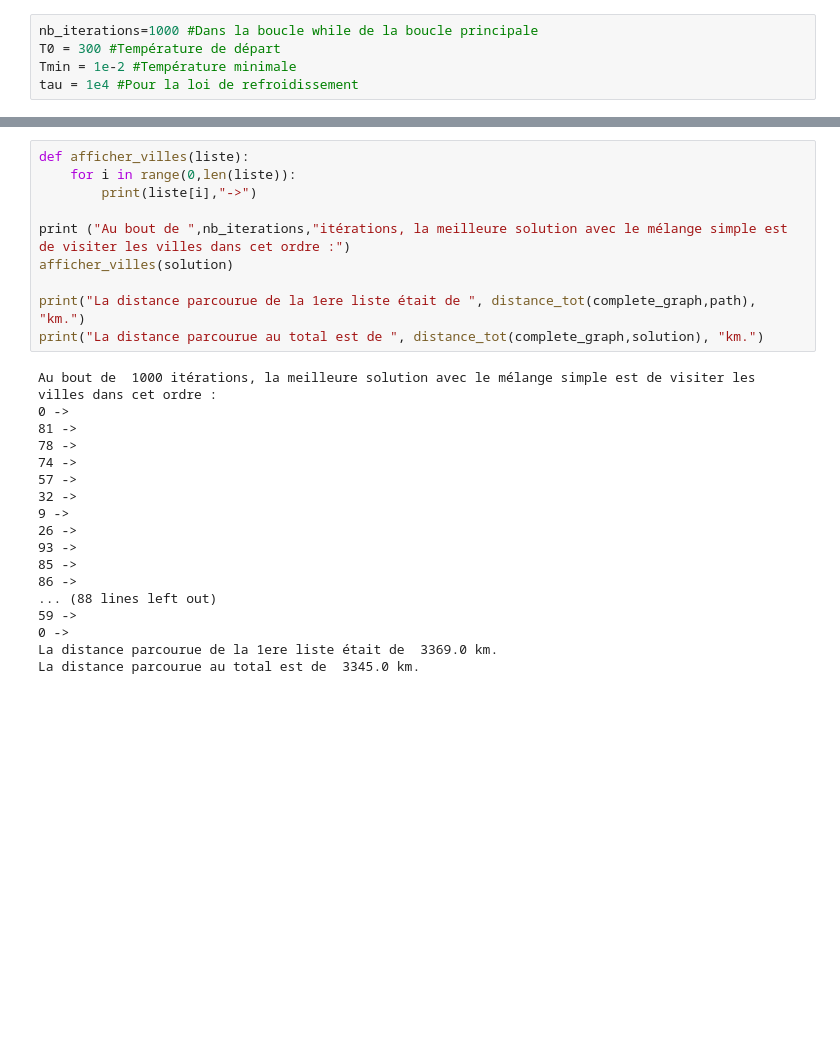
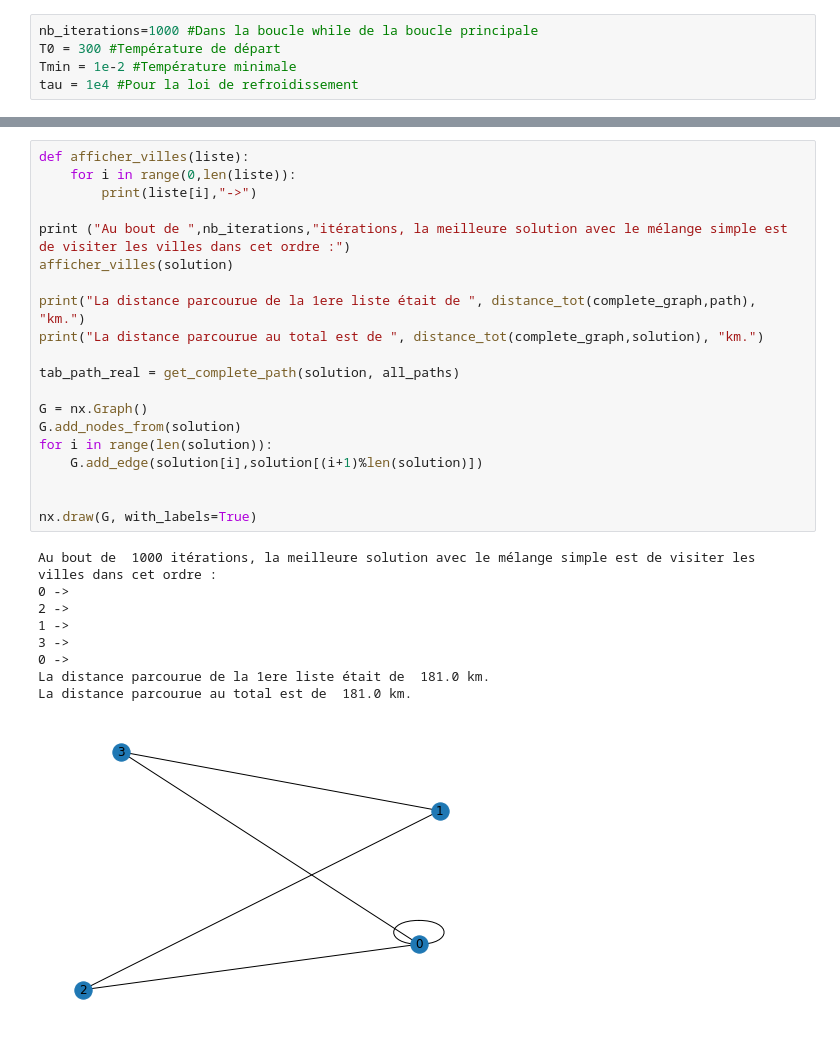
Before and after one commit to Adrien-Nicolas/Algo_avance, a Jupyter notebook: code/adrien.ipynb, the cells around one changed output, grey strips where cells are left out. Saved outputs shown, nothing was run; the diff lists cells and outputs as text; blank space fills up the shorter version.

```diff
--- a/code/adrien.ipynb
+++ b/code/adrien.ipynb
@@ -333,31 +269,33 @@ IntProgress(value=0, layout=Layout(width='100%'), max=1000)
 # %%
 def afficher_villes(liste):
     for i in range(0,len(liste)):
         print(liste[i],"->")
 
 print ("Au bout de ",nb_iterations,"itérations, la meilleure solution avec le mélange simple est de visiter les villes dans cet ordre :")
 afficher_villes(solution)
 
 print("La distance parcourue de la 1ere liste était de ", distance_tot(complete_graph,path), "km.")
 print("La distance parcourue au total est de ", distance_tot(complete_graph,solution), "km.")
+
+tab_path_real = get_complete_path(solution, all_paths)
+
+G = nx.Graph()
+G.add_nodes_from(solution)
+for i in range(len(solution)):
+    G.add_edge(solution[i],solution[(i+1)%len(solution)])
+
+
+nx.draw(G, with_labels=True)
 # %% [output]
 Au bout de  1000 itérations, la meilleure solution avec le mélange simple est de visiter les villes dans cet ordre :
 0 ->
-81 ->
-78 ->
-74 ->
-57 ->
-32 ->
-9 ->
-26 ->
-93 ->
-85 ->
-86 ->
-... (88 lines left out)
-59 ->
+2 ->
+1 ->
+3 ->
 0 ->
-La distance parcourue de la 1ere liste était de  3369.0 km.
-La distance parcourue au total est de  3345.0 km.
+La distance parcourue de la 1ere liste était de  181.0 km.
+La distance parcourue au total est de  181.0 km.
+[figure, added]
 # %%
 # explore temperature vs algorithm iteration for simulated annealing
 from matplotlib import pyplot
```
Also changed, not shown: parts of 12 cells of this notebook.
